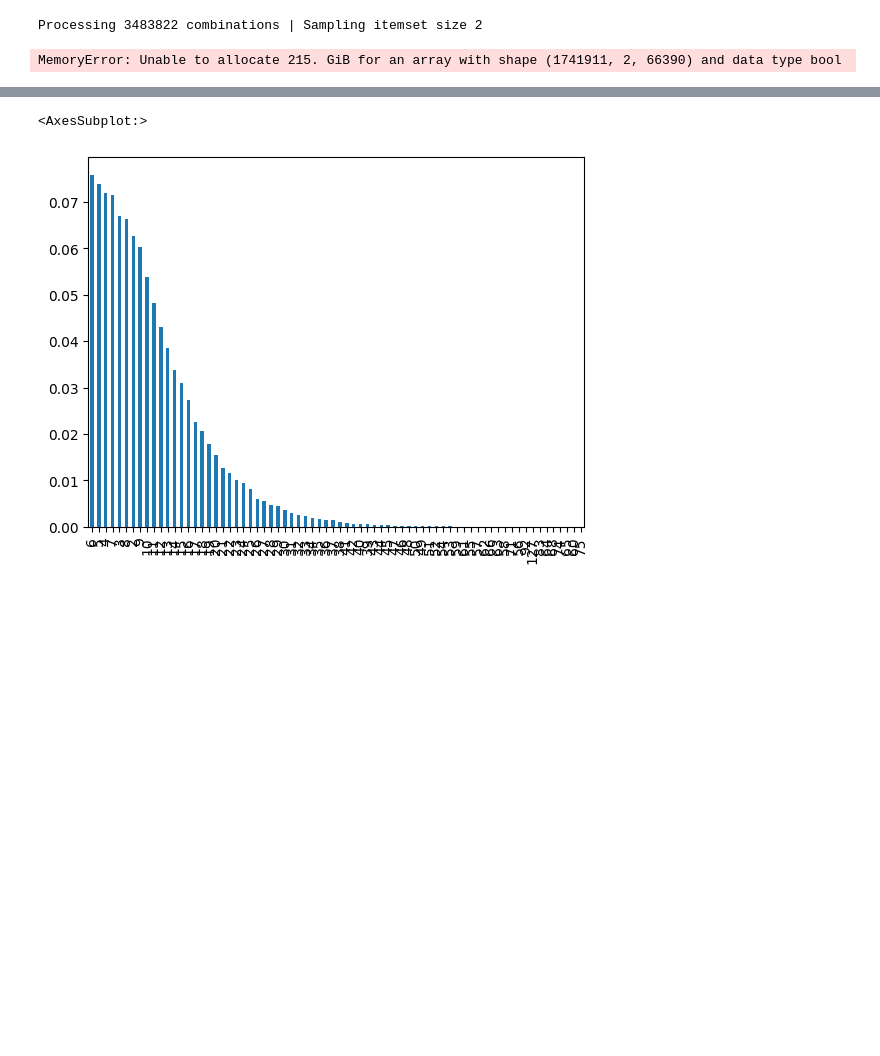
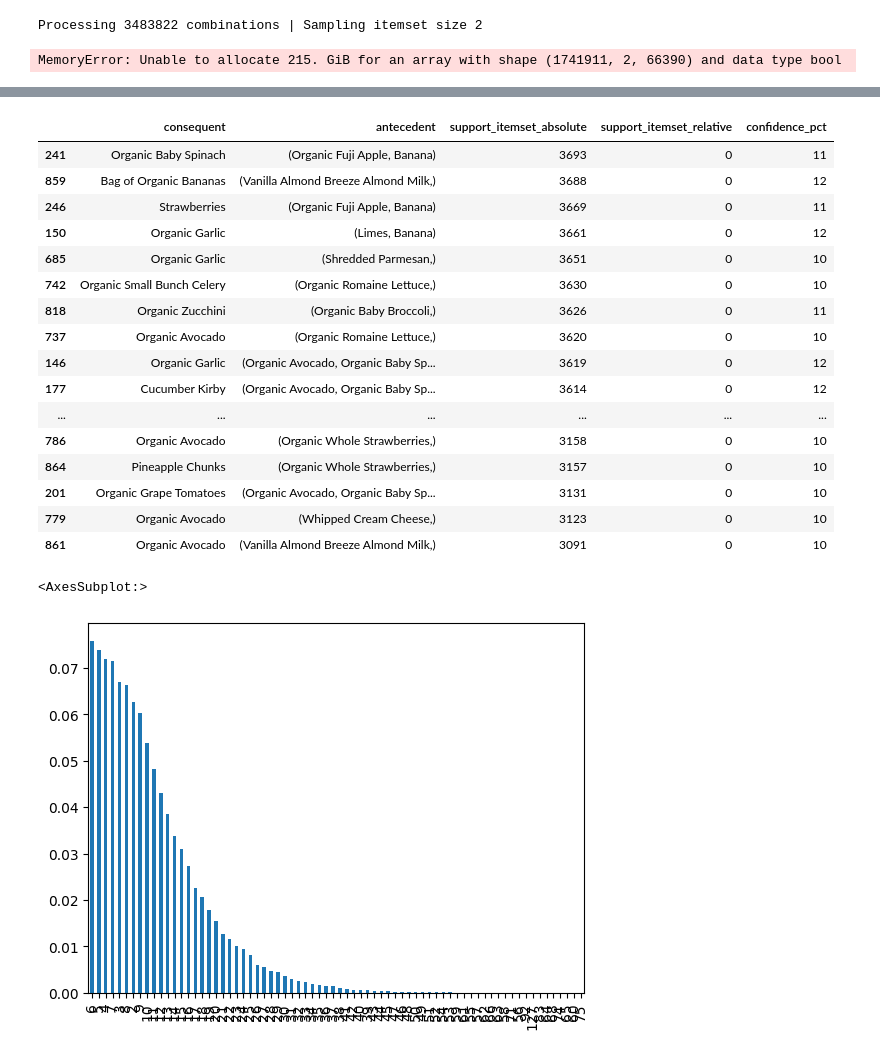
Before and after one commit to kwonowk/market-basket-analysis, a Jupyter notebook: instacart_analysis.ipynb, the cells around one changed output, grey strips where cells are left out. Saved outputs shown, nothing was run; the diff lists cells and outputs as text; code cells hidden in the pictures; blank space fills up the shorter version.

```diff
--- a/instacart_analysis.ipynb
+++ b/instacart_analysis.ipynb
@@ -417,3 +557,23 @@ MemoryError: Unable to allocate 215. GiB for an array with shape (1741911, 2, 66
+# %%
+df_result.loc[df_result['antecedent'] != ()].tail(40)
+# %% [output]
+|  | consequent | antecedent | support_itemset_absolute | support_itemset_relative | confidence_pct |
+| 241 | Organic Baby Spinach | (Organic Fuji Apple, Banana) | 3693 | 0 | 11 |
+| 859 | Bag of Organic Bananas | (Vanilla Almond Breeze Almond Milk,) | 3688 | 0 | 12 |
+| 246 | Strawberries | (Organic Fuji Apple, Banana) | 3669 | 0 | 11 |
+| 150 | Organic Garlic | (Limes, Banana) | 3661 | 0 | 12 |
+| 685 | Organic Garlic | (Shredded Parmesan,) | 3651 | 0 | 10 |
+| 742 | Organic Small Bunch Celery | (Organic Romaine Lettuce,) | 3630 | 0 | 10 |
+| 818 | Organic Zucchini | (Organic Baby Broccoli,) | 3626 | 0 | 11 |
+| 737 | Organic Avocado | (Organic Romaine Lettuce,) | 3620 | 0 | 10 |
+| 146 | Organic Garlic | (Organic Avocado, Organic Baby Sp... | 3619 | 0 | 12 |
+| 177 | Cucumber Kirby | (Organic Avocado, Organic Baby Sp... | 3614 | 0 | 12 |
+| ... | ... | ... | ... | ... | ... |
+| 786 | Organic Avocado | (Organic Whole Strawberries,) | 3158 | 0 | 10 |
+| 864 | Pineapple Chunks | (Organic Whole Strawberries,) | 3157 | 0 | 10 |
+| 201 | Organic Grape Tomatoes | (Organic Avocado, Organic Baby Sp... | 3131 | 0 | 10 |
+| 779 | Organic Avocado | (Whipped Cream Cheese,) | 3123 | 0 | 10 |
+| 861 | Organic Avocado | (Vanilla Almond Breeze Almond Milk,) | 3091 | 0 | 10 |
 # %%
 purchases.purchase_list.map(lambda x: len(x)).reset_index()['purchase_list'].value_counts(normalize=True).plot(kind = 'bar')
 # %% [output]
```
Also changed, not shown: parts of 16 cells of this notebook.
